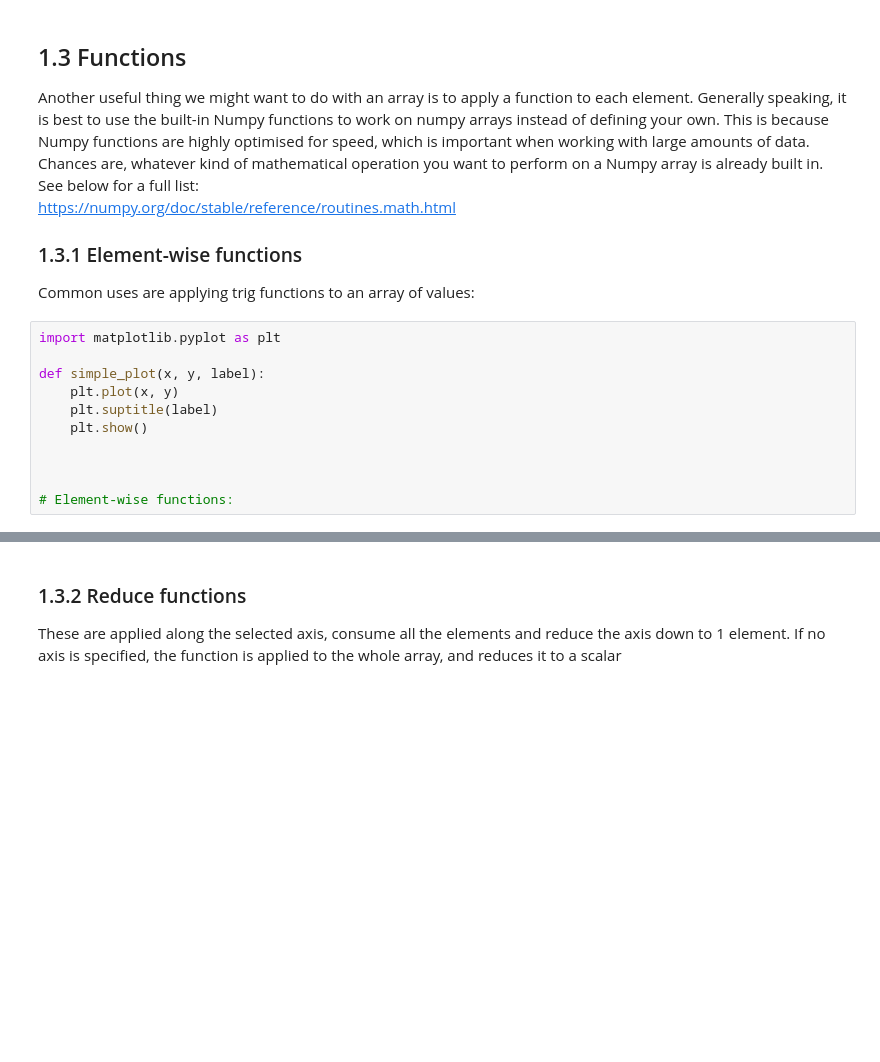
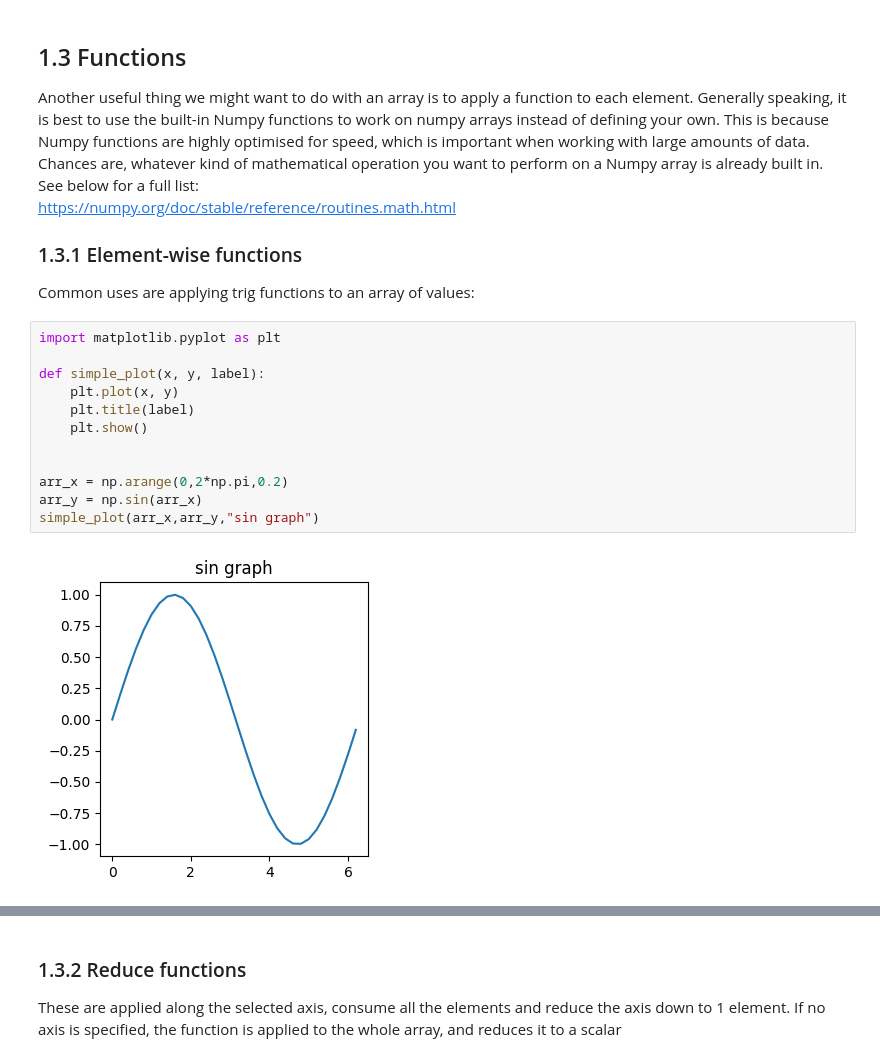
Before and after one commit to Mehdialmoo/Introduction_to_DeepLearning, a Jupyter notebook: week-1-numpy.ipynb, the cells around one changed output, grey strips where cells are left out. Saved outputs shown, nothing was run; the diff lists cells and outputs as text; blank space fills up the shorter version.

```diff
--- a/week-1-numpy.ipynb
+++ b/week-1-numpy.ipynb
@@ -370,11 +380,14 @@ Common uses are applying trig functions to an array of values:
 # %%
 import matplotlib.pyplot as plt
 
 def simple_plot(x, y, label):
     plt.plot(x, y)
-    plt.suptitle(label)
+    plt.title(label)
     plt.show()
 
 
-
-# Element-wise functions:
+arr_x = np.arange(0,2*np.pi,0.2)
+arr_y = np.sin(arr_x)
+simple_plot(arr_x,arr_y,"sin graph")
+# %% [output]
+[figure, added]
```
Also changed, not shown: parts of 29 cells of this notebook.
